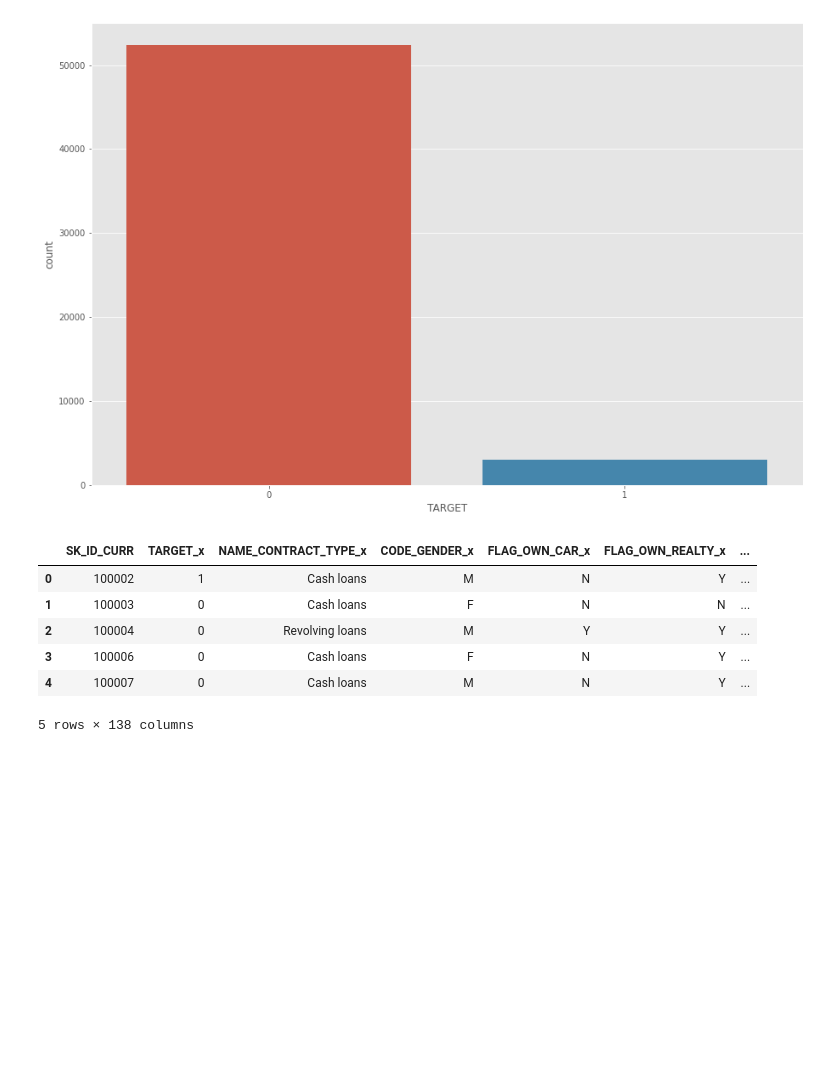
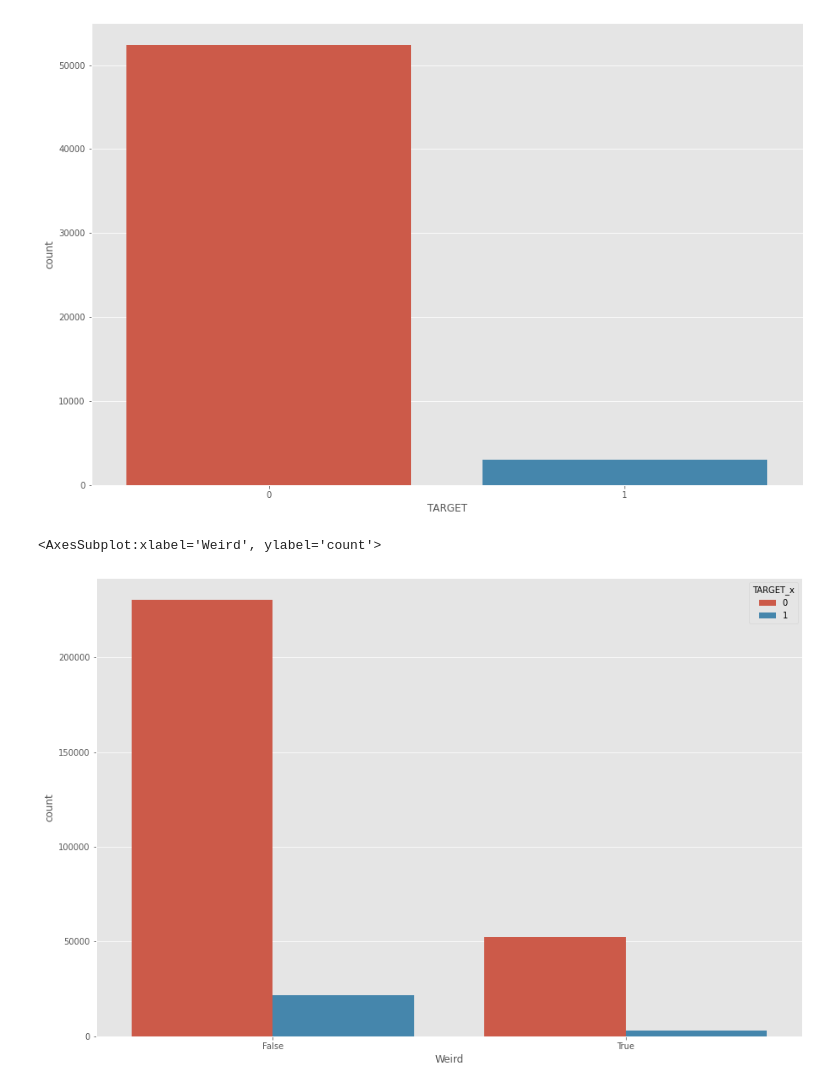
Before and after one commit to Antonio-Avila/Home-Credit-Default, a Jupyter notebook: Current_Apps_EDA.ipynb, the cells around one changed output. Drawn from its saved outputs; the diff is of its cells as text; code cells hidden in the pictures; blank space fills up the shorter version.

Commit message:
investigating weird ones

```diff
--- a/Current_Apps_EDA.ipynb
+++ b/Current_Apps_EDA.ipynb
@@ -82,13 +86,8 @@ sns.countplot(x = weird_ones.TARGET)
 df = pd.merge(app_train_red, weird_ones, on = "SK_ID_CURR", how = "left", indicator = "Weird")
 df.Weird = df.Weird == "both"
 # %%
-df.head()
+sns.countplot(x = df.Weird, hue = df.TARGET_x)
 # trying to find the percentage of target variable relative to the amount of people in weird group vs non weird
 # %% [output]
-|  | SK_ID_CURR | TARGET_x | NAME_CONTRACT_TYPE_x | CODE_GENDER_x | FLAG_OWN_CAR_x | FLAG_OWN_REALTY_x | ... |
-| 0 | 100002 | 1 | Cash loans | M | N | Y | ... |
-| 1 | 100003 | 0 | Cash loans | F | N | N | ... |
-| 2 | 100004 | 0 | Revolving loans | M | Y | Y | ... |
-| 3 | 100006 | 0 | Cash loans | F | N | Y | ... |
-| 4 | 100007 | 0 | Cash loans | M | N | Y | ... |
-5 rows × 138 columns
+<AxesSubplot:xlabel='Weird', ylabel='count'>
+[figure, added]
```
Also changed, not shown: parts of 4 cells of this notebook.
